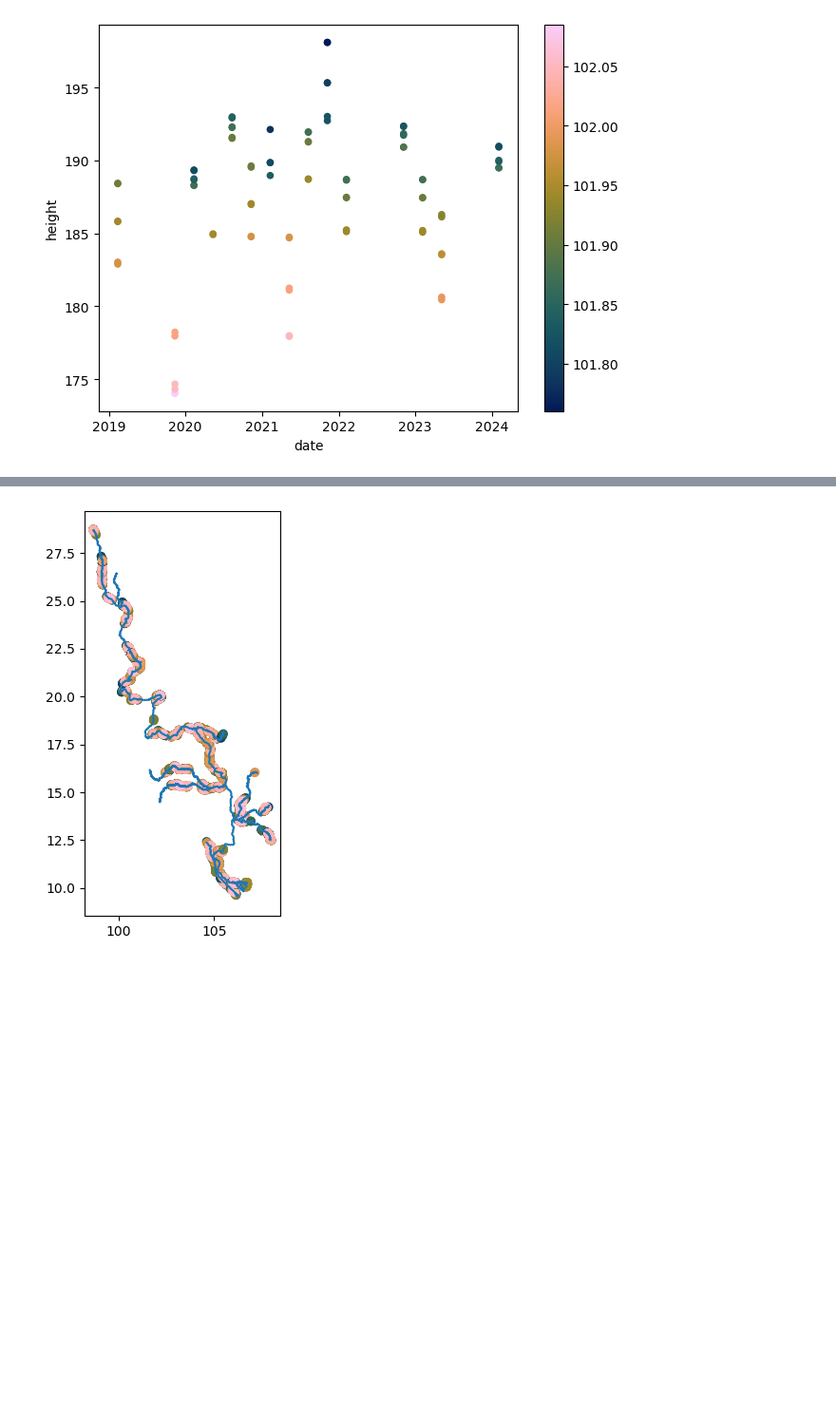
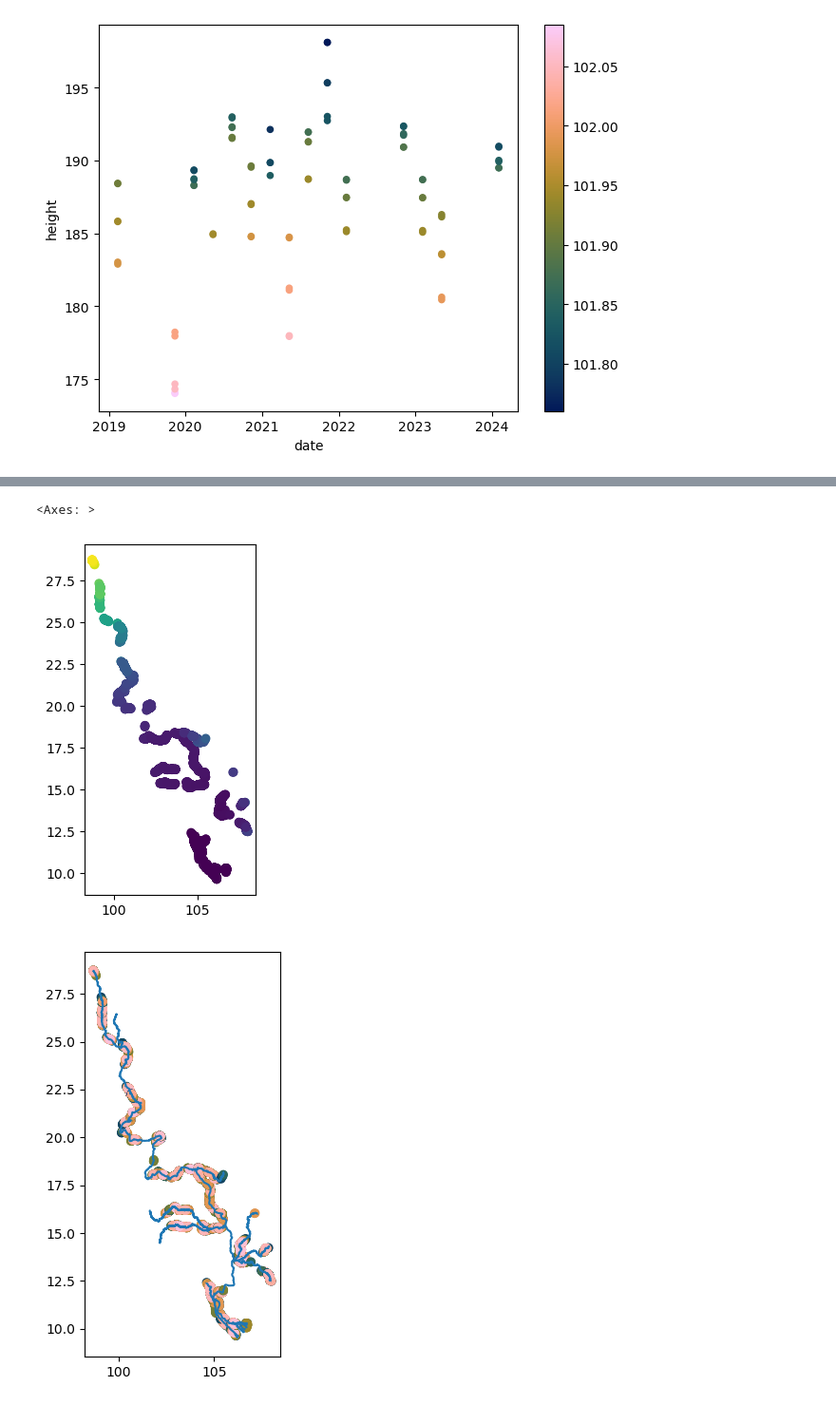
Before and after one commit to DHI/HydroEO, a Jupyter notebook: notebooks/project_test.ipynb, the cells around one changed output, grey strips where cells are left out. Shown at 95% size. Saved outputs shown, nothing was run; the diff lists cells and outputs as text; code cells hidden in the pictures; blank space fills up the shorter version.

```diff
--- a/notebooks/project_test.ipynb
+++ b/notebooks/project_test.ipynb
@@ -91,3 +91,8 @@ project.crossings
+# %%
+project.crossings.plot(column='height')
+# %% [output]
+<Axes: >
+[figure, added]
 # %%
 project.plot_river_crossings()
 # %% [output]
```
Also changed, not shown: parts of 1 cell of this notebook, 1 other file.
